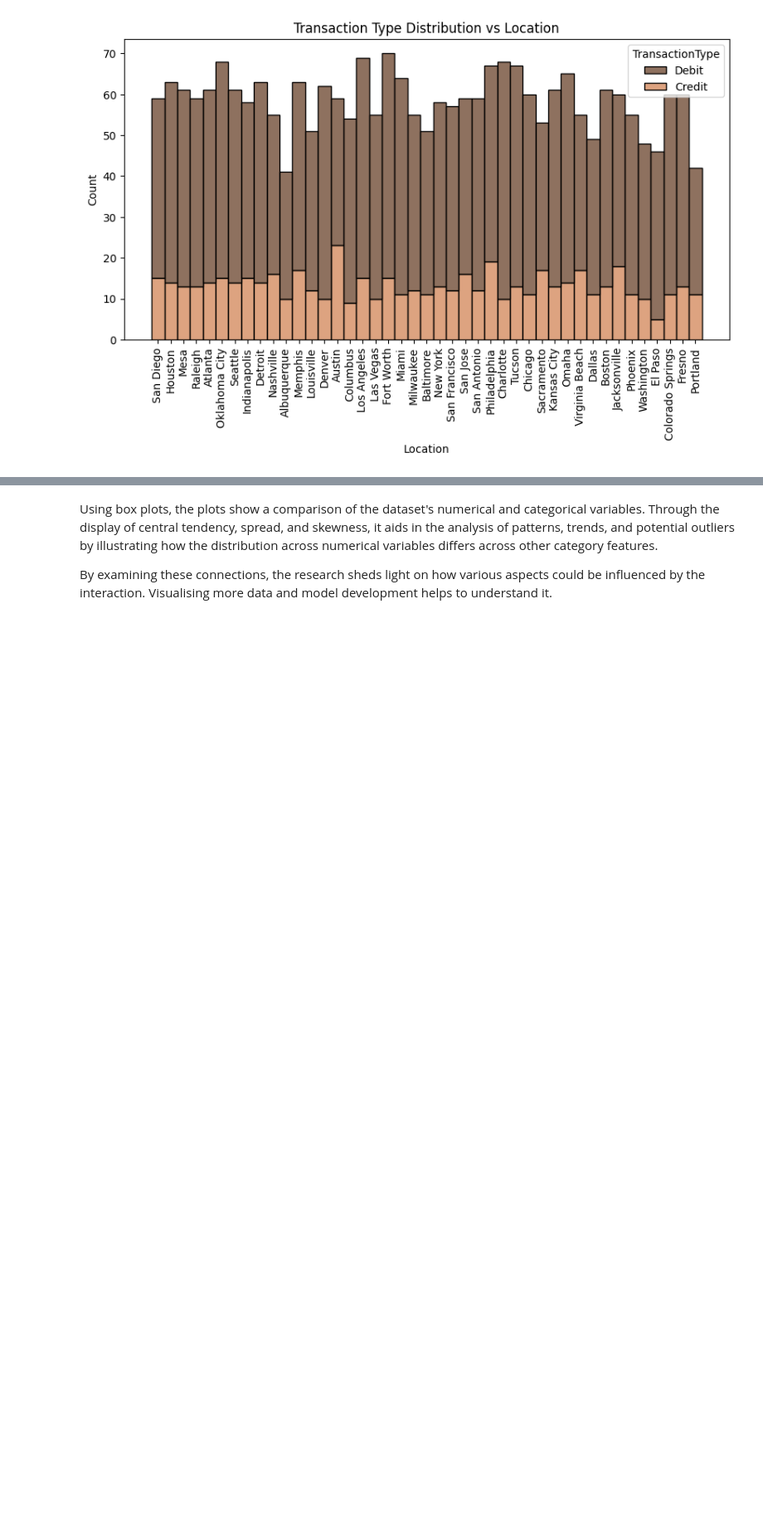
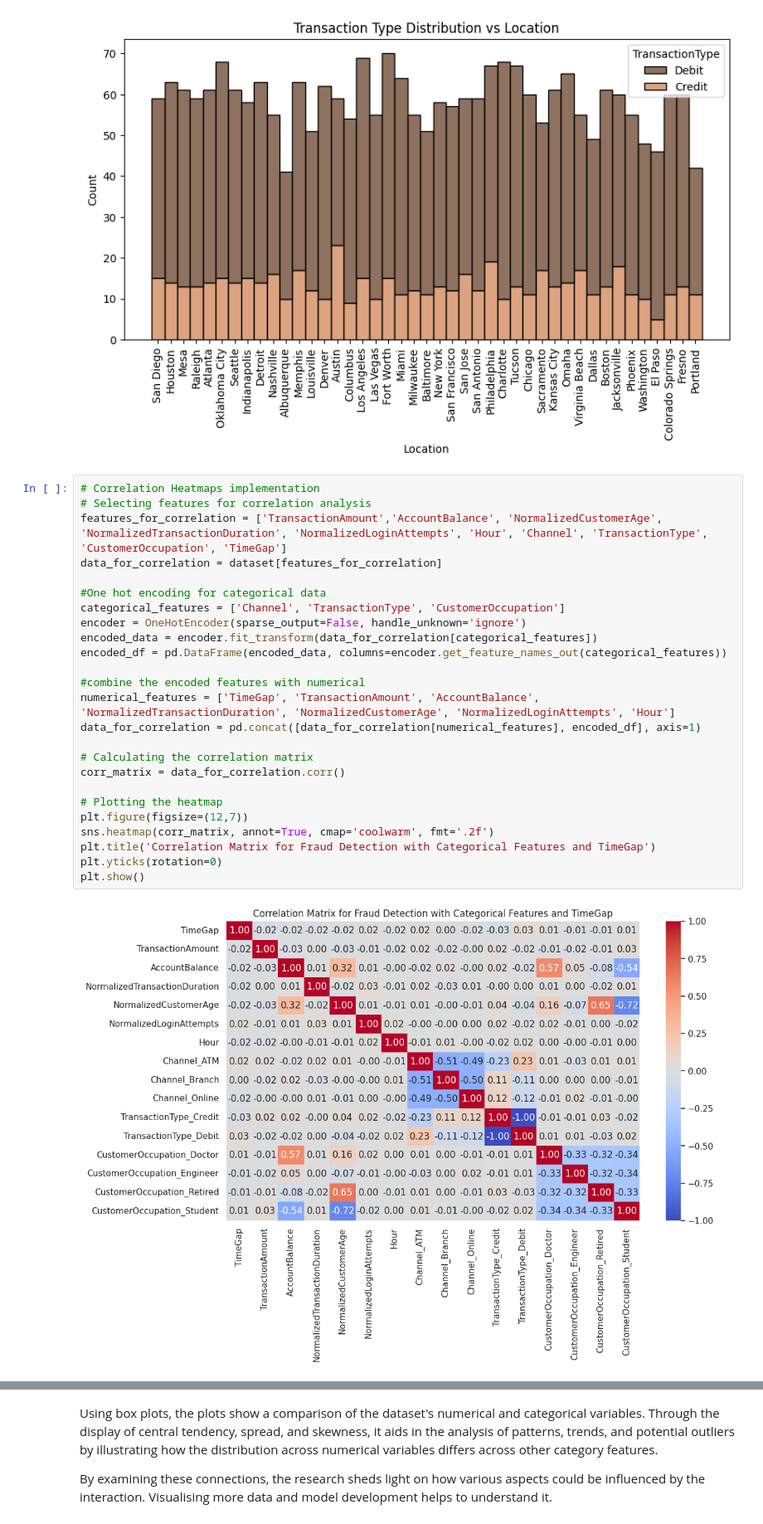
Before and after one commit to petar-Atanasov/Applied-Data-Science-and-AI-Workflow, a Jupyter notebook: CST3133_CourseWork_A.ipynb, the cells around one changed output, grey strips where cells are left out. Shown at 83% size. Cells and saved outputs as stored; diff of their text form; blank space fills up the shorter version.

Commit message:
Updating Correlation Heatmap

```diff
--- a/CST3133_CourseWork_A.ipynb
+++ b/CST3133_CourseWork_A.ipynb
@@ -335,3 +320,30 @@ plt.ylabel('Count', fontsize=10)
 plt.show()
 # %% [output]
 [figure]
+# %%
+# Correlation Heatmaps implementation
+# Selecting features for correlation analysis
+features_for_correlation = ['TransactionAmount','AccountBalance', 'NormalizedCustomerAge', 'NormalizedTransactionDuration', 'NormalizedLoginAttempts', 'Hour', 'Channel', 'TransactionType', 'CustomerOccupation', 'TimeGap']
+data_for_correlation = dataset[features_for_correlation]
+
+#One hot encoding for categorical data
+categorical_features = ['Channel', 'TransactionType', 'CustomerOccupation']
+encoder = OneHotEncoder(sparse_output=False, handle_unknown='ignore')
+encoded_data = encoder.fit_transform(data_for_correlation[categorical_features])
+encoded_df = pd.DataFrame(encoded_data, columns=encoder.get_feature_names_out(categorical_features))
+
+#combine the encoded features with numerical
+numerical_features = ['TimeGap', 'TransactionAmount', 'AccountBalance', 'NormalizedTransactionDuration', 'NormalizedCustomerAge', 'NormalizedLoginAttempts', 'Hour']
+data_for_correlation = pd.concat([data_for_correlation[numerical_features], encoded_df], axis=1)
+
+# Calculating the correlation matrix
+corr_matrix = data_for_correlation.corr()
+
+# Plotting the heatmap
+plt.figure(figsize=(12,7))
+sns.heatmap(corr_matrix, annot=True, cmap='coolwarm', fmt='.2f')
+plt.title('Correlation Matrix for Fraud Detection with Categorical Features and TimeGap')
+plt.yticks(rotation=0)
+plt.show()
+# %% [output]
+[figure, added]
```
Also changed, not shown: parts of 13 cells of this notebook.
